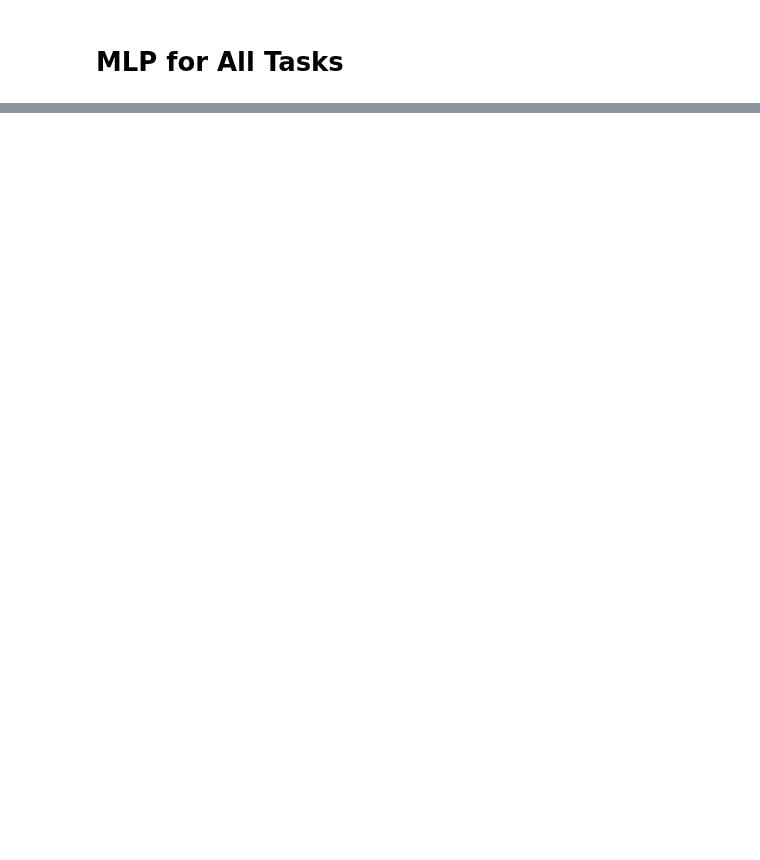
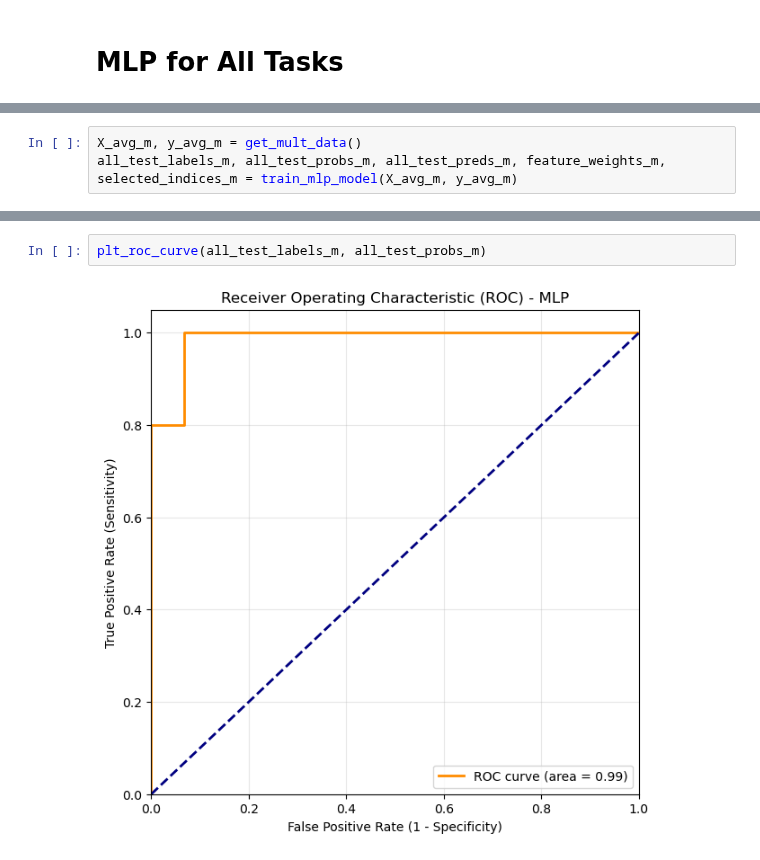
Before and after one commit to JJChong777/brain-math, a Jupyter notebook: MLP.ipynb, the cells around one changed output, grey strips where cells are left out. Saved outputs shown, nothing was run; the diff lists cells and outputs as text; blank space fills up the shorter version.

```diff
--- a/MLP.ipynb
+++ b/MLP.ipynb
@@ -787,0 +266,3 @@ Rank 10: Score 0.3632 | 7Networks_LH_SalVentAttn_Med_4 <-> 7Networks_RH_Default_
+# %%
+X_avg_m, y_avg_m = get_mult_data()
+all_test_labels_m, all_test_probs_m, all_test_preds_m, feature_weights_m, selected_indices_m = train_mlp_model(X_avg_m, y_avg_m)
@@ -787,0 +278,4 @@ Rank 10: Score 0.3632 | 7Networks_LH_SalVentAttn_Med_4 <-> 7Networks_RH_Default_
+# %%
+plt_roc_curve(all_test_labels_m, all_test_probs_m)
+# %% [output]
+[figure, added]
```
Also changed, not shown: parts of 50 cells of this notebook, 2 other files.
